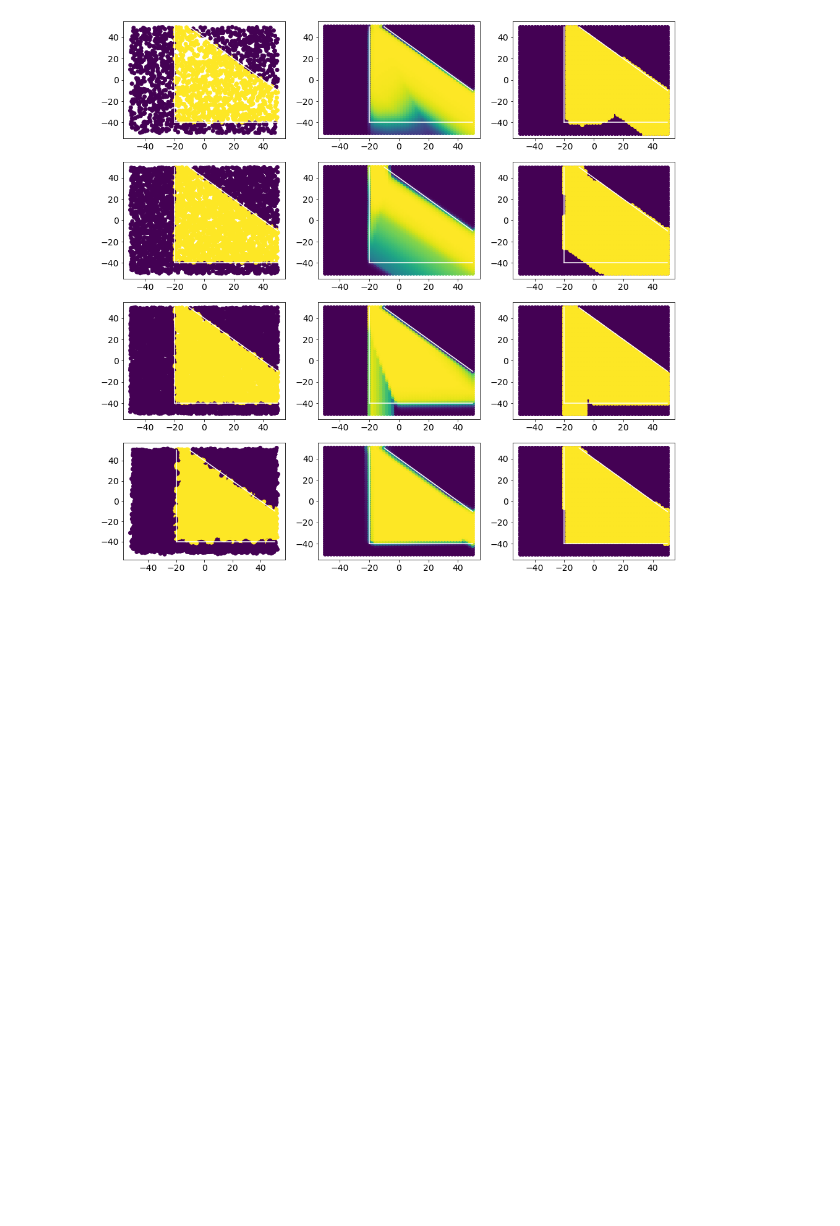
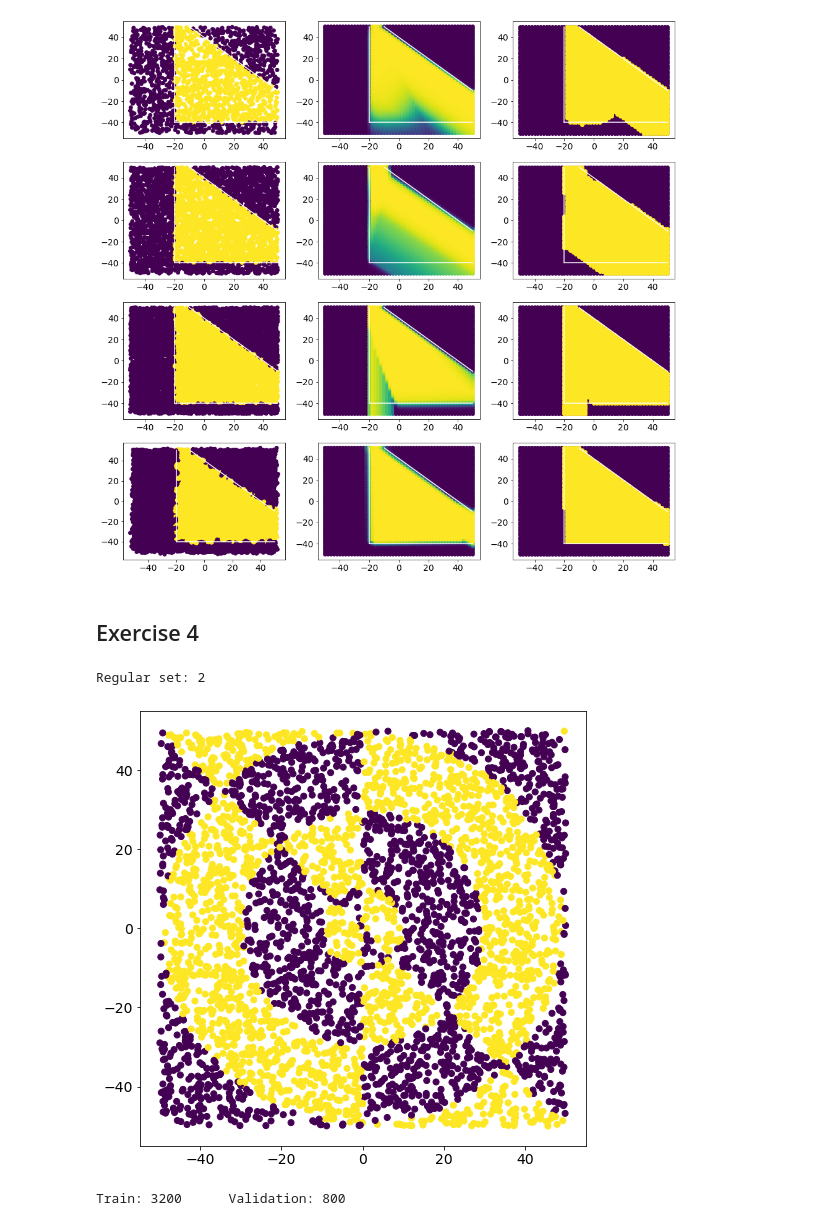
Before and after one commit to aidinattar/LoCP_MODB, a Jupyter notebook: Week2/exercises2.ipynb, the cells around one changed output. Cells and saved outputs as stored; diff of their text form; code cells hidden in the pictures; blank space fills up the shorter version.

Commit message:
add bahador's exercise 2

```diff
--- a/Week2/exercises2.ipynb
+++ b/Week2/exercises2.ipynb
@@ -814,3 +859,5 @@ plt.show()
 (2601, 2) (2601, 1)
 (2601, 2) (2601, 1)
 [figure]
+# %% [markdown]
+## Exercise 4
@@ -816,0 +866,64 @@ plt.show()
+# %%
+#training data
+perc_train = 0.8
+
+#keras works with numpy arrays: just use them from the start
+TYPE = 2
+x_diff = np.loadtxt(filename('diff_data', TYPE), delimiter=' ')
+y_diff = np.loadtxt(filename('labels_diff_data', TYPE), delimiter=' ')
+N = len(x_diff)
+
+# x_red = np.loadtxt(filename('data_red', TYPE), delimiter=' ')
+# y_red = np.loadtxt(filename('labels_red', TYPE), delimiter=' ')
+# N_red = len(x_red)
+
+# x_inc = np.loadtxt(filename('data_inc', TYPE), delimiter=' ')
+# y_inc = np.loadtxt(filename('labels_inc', TYPE), delimiter=' ')
+# N_inc = len(x_inc)
+
+# x_aug = np.zeros( shape = (x.shape[0] * 10, x.shape[1]) )
+# y_aug = np.zeros( shape = y.shape[0] * 10 )
+# for i in range( x.shape[0] ):
+#     S    = np.random.normal( 0, 1 , size = ( 10, 2 ) )
+#     x_aug[i*10:i*10+10] = np.array( [x[i, 0] + S[:, 0], x[i, 1] + S[:, 1]] ).T
+#     y_aug[i*10:i*10+10] = y[i]
+# N_aug = len(x_aug)
+
+#dim of a sample
+L = len(x_diff[0])
+print('Regular set:', L)
+
+# L_red = len(x_red[0])
+# print('Reduced set:', L_red)
+
+# L_inc = len(x_inc[0])
+# print('Increased set:', L_inc)
+
+# L_aug = len(x_aug[0])
+# print('Augmented set:', L_inc)
+
+
+# N_train_red = int( perc_train * N_red )
+# N_train_inc = int( perc_train * N_inc )
+N_train     = int( perc_train * N     )
+# N_train_aug = int( perc_train * N_aug )
+# print(f'Regular data\t\t: {N}\t\t\ttrain\t\t: {N_train}')
+# print(f'Reduced data\t\t: {N_red}\t\t\ttrain\t\t: {N_train_red}')
+# print(f'Increased data\t\t: {N_inc}\t\t\ttrain\t\t: {N_train_inc}')
+# print(f'Augmented data\t\t: {N_aug}\t\t\ttrain\t\t: {N_train_aug}')
+
+fig, ax = plt.subplots(figsize = (8,8))
+# ax[0].scatter(x_red[:,0],x_red[:,1],c=y_red)
+ax.scatter(x_diff    [:,0],x_diff    [:,1],c=y_diff    )
+# ax[2].scatter(x_inc[:,0],x_inc[:,1],c=y_inc)
+# ax[3].scatter(x_aug[:,0],x_aug[:,1],c=y_aug)
+plt.show()
+# %% [output]
+Regular set: 2
+[figure, added]
+# %%
+(x_train, y_train) = (x_diff[:N_train],y_diff[:N_train])
+(x_valid, y_valid) = (x_diff[N_train:],y_diff[N_train:])
+print("Train:",len(x_train),"\t Validation:",len(x_valid))
+# %% [output]
+Train: 3200      Validation: 800
```
Also changed, not shown: parts of 17 cells of this notebook, 2 other files.
